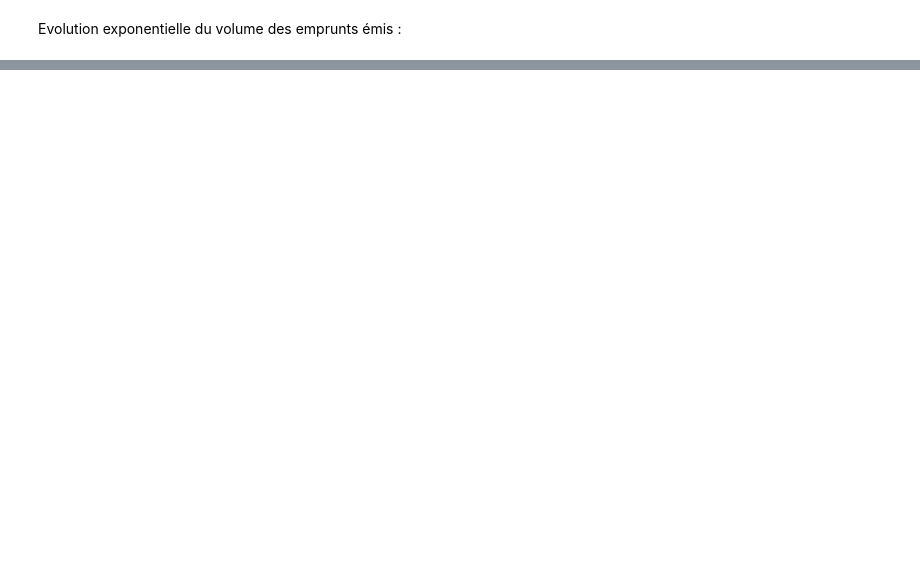
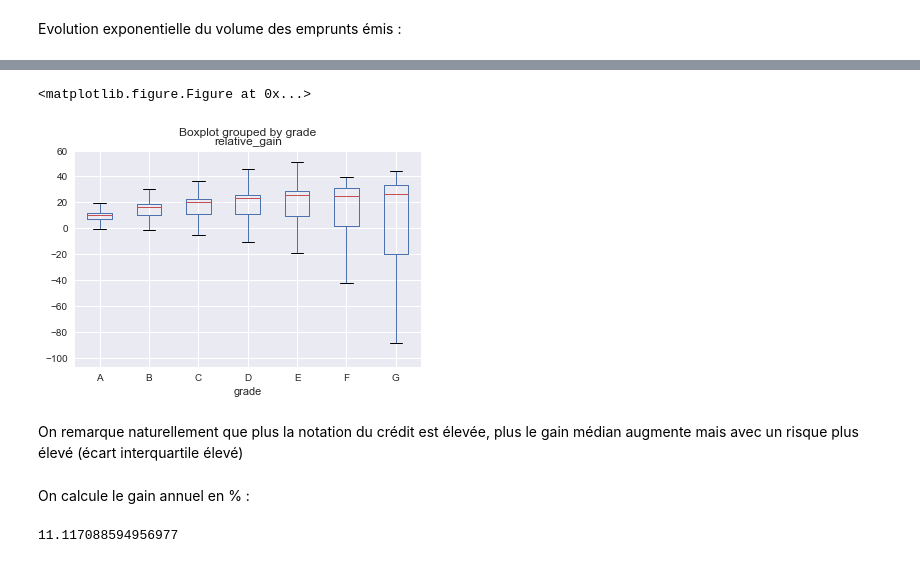
Before and after one commit to Elsalune/Lending_Demo, a Jupyter notebook: EDA/LendingClub.ipynb, the cells around one changed output, grey strips where cells are left out. Drawn from its saved outputs; the diff is of its cells as text; code cells hidden in the pictures; blank space fills up the shorter version.

```diff
--- a/EDA/LendingClub.ipynb
+++ b/EDA/LendingClub.ipynb
@@ -242,0 +319,25 @@ plt.show()
+# %%
+df_valid_data['gain'] = df_valid_data['total_pymnt'] - df_valid_data['loan_amnt']
+df_valid_data['relative_gain'] = df_valid_data['gain']  / df_valid_data['loan_amnt']*100
+# %%
+#Quel est le retour sur investissement de chaque prêt? Total/Annuel/Mensuel
+plt.figure()
+df_valid_data.boxplot(column='relative_gain', by='grade')
+plt.show()
+# %% [output]
+<matplotlib.figure.Figure at 0x...>
+[figure, added]
+# %% [markdown]
+On remarque naturellement que plus la notation du crédit est élevée, plus le gain médian augmente mais avec un risque plus élevé (écart interquartile élevé)
+# %% [markdown]
+On calcule le gain annuel en % :
+# %%
+T = df_valid_data['pymnt_duration']
+G = df_valid_data['relative_gain']
+I = df_valid_data['loan_amnt']
+NAR = (np.power(np.abs((G / 100 + 1)),12 / T) - 1) * ((G > 0) - 0.5) * 2 * 100
+NAR = NAR.replace([np.inf, -np.inf], 0)
+df_valid_data['NAR'] = NAR
+df_valid_data['NAR'].mean()
+# %% [output]
+11.117088594956977
```
Also changed, not shown: parts of 88 cells of this notebook.
